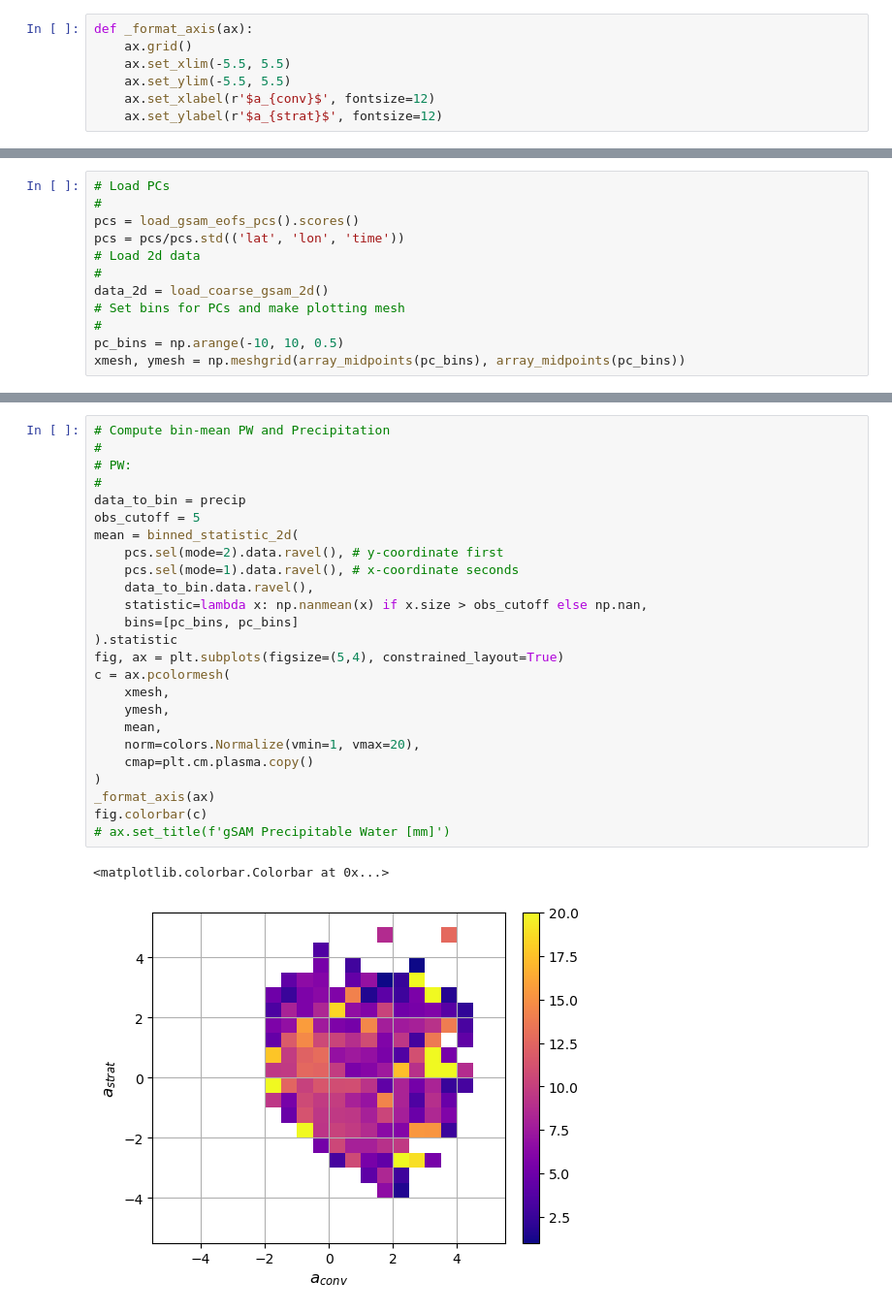
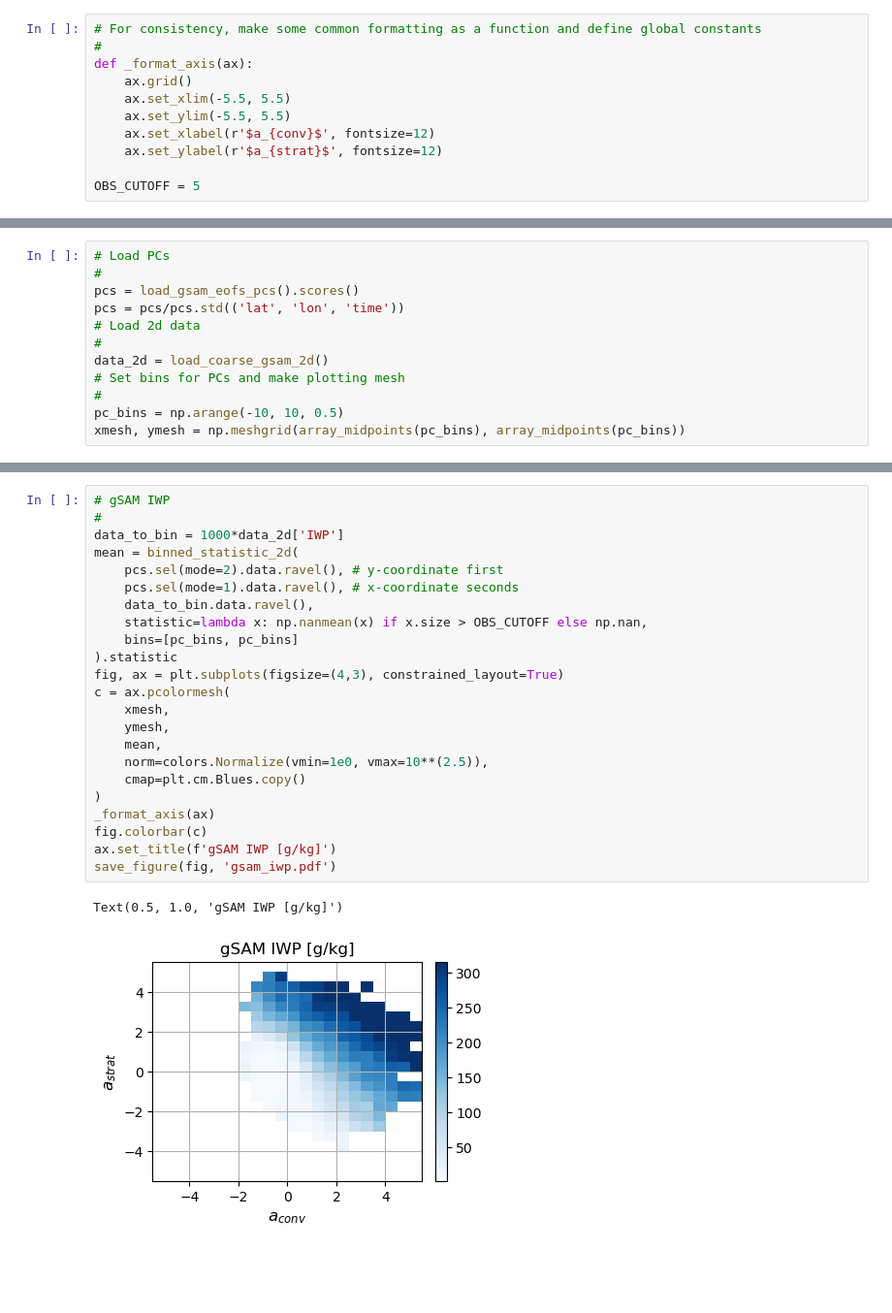
Before and after one commit to pedroanguloumana/scale_interaction_in_gsam, a Jupyter notebook: notebooks/Comparing_Large-Scale_Cloud_Properties.ipynb, the cells around one changed output, grey strips where cells are left out. Shown at 97% size. Saved outputs shown, nothing was run; the diff lists cells and outputs as text; blank space fills up the shorter version.

```diff
--- a/notebooks/Comparing_Large-Scale_Cloud_Properties.ipynb
+++ b/notebooks/Comparing_Large-Scale_Cloud_Properties.ipynb
@@ -14,7 +12,11 @@ The autoreload extension is already loaded. To reload it, use:
 # %%
+# For consistency, make some common formatting as a function and define global constants
+#
 def _format_axis(ax):
     ax.grid()
     ax.set_xlim(-5.5, 5.5)
     ax.set_ylim(-5.5, 5.5)
     ax.set_xlabel(r'$a_{conv}$', fontsize=12)
     ax.set_ylabel(r'$a_{strat}$', fontsize=12)
+
+OBS_CUTOFF = 5
@@ -106,28 +314,26 @@ xmesh, ymesh = np.meshgrid(array_midpoints(pc_bins), array_midpoints(pc_bins))
 # %%
-# Compute bin-mean PW and Precipitation
+# gSAM IWP
 #
-# PW:
-#
-data_to_bin = precip
-obs_cutoff = 5
+data_to_bin = 1000*data_2d['IWP']
 mean = binned_statistic_2d(
     pcs.sel(mode=2).data.ravel(), # y-coordinate first
     pcs.sel(mode=1).data.ravel(), # x-coordinate seconds
     data_to_bin.data.ravel(),
-    statistic=lambda x: np.nanmean(x) if x.size > obs_cutoff else np.nan,
+    statistic=lambda x: np.nanmean(x) if x.size > OBS_CUTOFF else np.nan,
     bins=[pc_bins, pc_bins]
 ).statistic
-fig, ax = plt.subplots(figsize=(5,4), constrained_layout=True)
+fig, ax = plt.subplots(figsize=(4,3), constrained_layout=True)
 c = ax.pcolormesh(
     xmesh,
     ymesh,
     mean,
-    norm=colors.Normalize(vmin=1, vmax=20),
-    cmap=plt.cm.plasma.copy()
+    norm=colors.Normalize(vmin=1e0, vmax=10**(2.5)),
+    cmap=plt.cm.Blues.copy()
 )
 _format_axis(ax)
 fig.colorbar(c)
-# ax.set_title(f'gSAM Precipitable Water [mm]')
+ax.set_title(f'gSAM IWP [g/kg]')
+save_figure(fig, 'gsam_iwp.pdf')
 # %% [output]
-<matplotlib.colorbar.Colorbar at 0x...>
+Text(0.5, 1.0, 'gSAM IWP [g/kg]')
-[figure, old version]
+[figure, new version]
```
Also changed, not shown: parts of 19 cells of this notebook, 14 other files.
